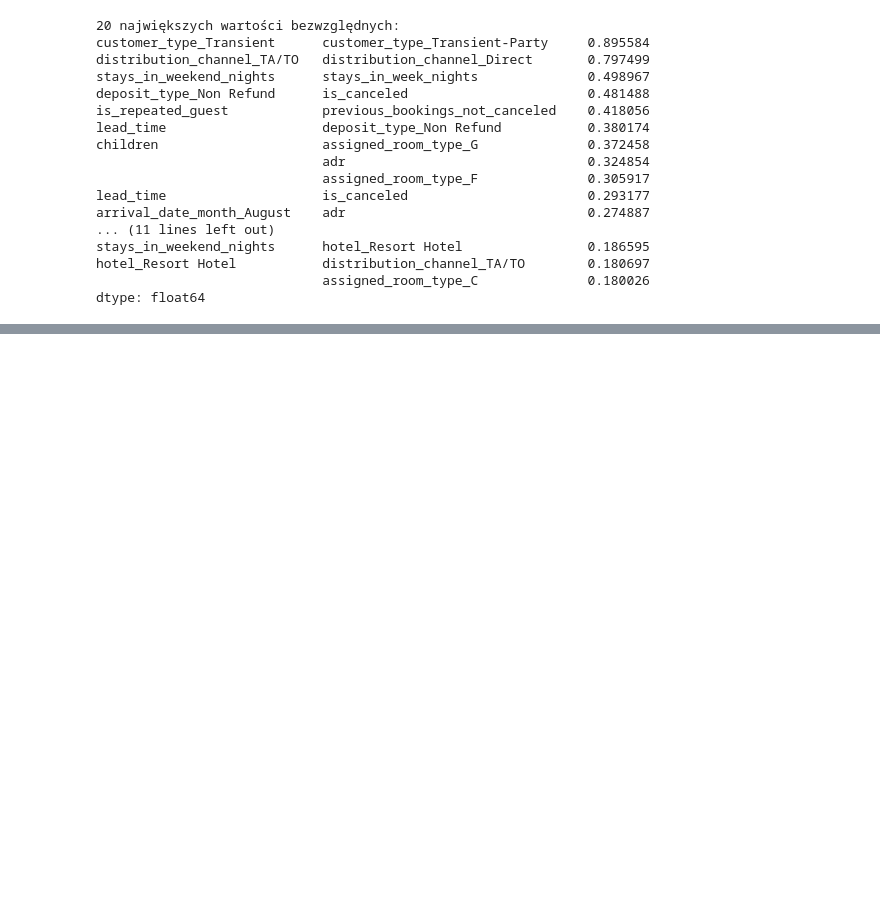
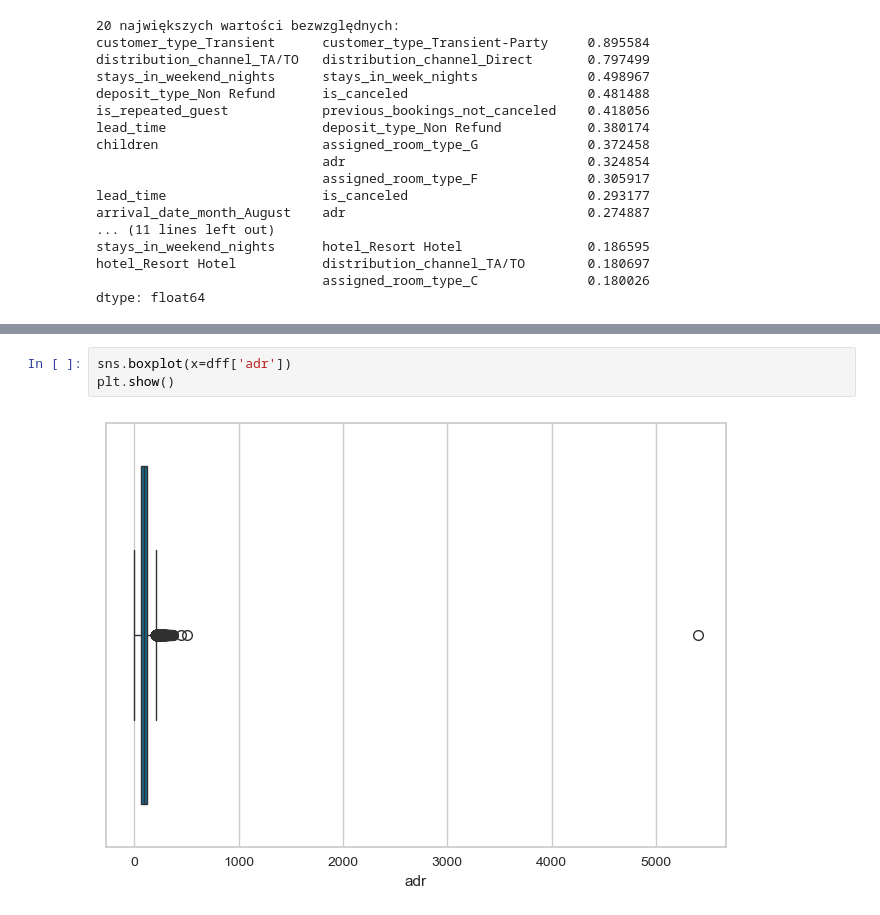
Before and after one commit to SzymonMak/HotelBookingsDataAnalysis, a Jupyter notebook: it_is_what_is_is.ipynb, the cells around one changed output, grey strips where cells are left out. Saved outputs shown, nothing was run; the diff lists cells and outputs as text; blank space fills up the shorter version.

```diff
--- a/zycie.ipynb
+++ b/it_is_what_is_is.ipynb
@@ -198,0 +266,5 @@ plot_model(iforest, plot = 'umap')
+# %%
+sns.boxplot(x=dff['adr'])
+plt.show()
+# %% [output]
+[figure, added]
```
Also changed, not shown: parts of 17 cells of this notebook, 1 other file.
